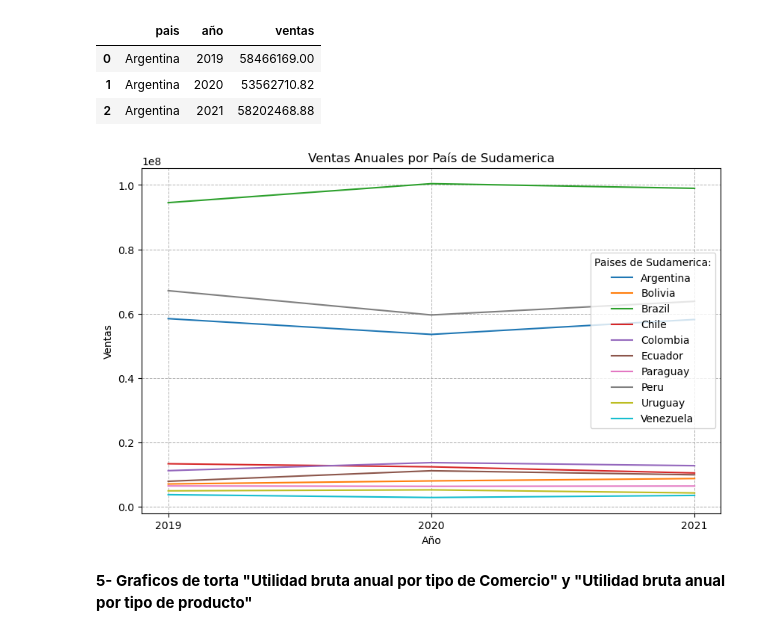
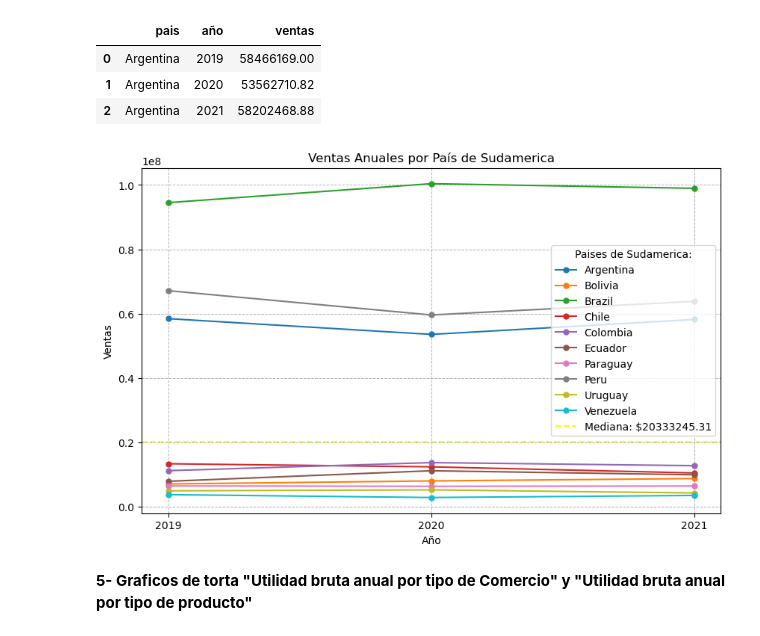
Before and after one commit to manuelpalomeque/ISPC--An-lisisDeDatos--DataBring, a Jupyter notebook: Proyecto Integrador - Analista de Datos - ISPC-Palomeque.ipynb, the cells around one changed output. Cells and saved outputs as stored; diff of their text form; code cells hidden in the pictures.

```diff
--- a/Proyecto Integrador - Analista de Datos - ISPC-Palomeque.ipynb
+++ b/Proyecto Integrador - Analista de Datos - ISPC-Palomeque.ipynb
@@ -785,6 +785,7 @@ plt.show()
 *Primero agrupo los valores con los que quiero trabajar*
 # %%
 ventasPorPais = dataframe.groupby(['pais', 'año']) ['ventas'].sum().reset_index().sort_values('año')
+mediaVentasPorPais = ventasPorPais['ventas'].mean().round(2)
 
 ventasArgentina = ventasPorPais[ventasPorPais['pais'] == 'Argentina']
 ventasBolivia = ventasPorPais[ventasPorPais['pais'] == 'Bolivia']
@@ -806,30 +807,33 @@ ventasArgentina
 # %%
 plt.figure(figsize=(10, 6))
 
-plt.plot(ventasArgentina['año'], ventasArgentina['ventas'], label='Argentina')
-plt.plot(ventasBolivia['año'], ventasBolivia['ventas'], label='Bolivia')
-plt.plot(ventasBrazil['año'], ventasBrazil['ventas'], label='Brazil')
-plt.plot(ventasChile['año'], ventasChile['ventas'], label='Chile')
-plt.plot(ventasColombia['año'], ventasColombia['ventas'], label='Colombia')
-plt.plot(ventasEcuador['año'], ventasEcuador['ventas'], label='Ecuador')
-plt.plot(ventasParaguay['año'], ventasParaguay['ventas'], label='Paraguay')
-plt.plot(ventasPeru['año'], ventasPeru['ventas'], label='Peru')
-plt.plot(ventasUruguay['año'], ventasUruguay['ventas'], label='Uruguay')
-plt.plot(ventasVenezuela['año'], ventasVenezuela['ventas'], label='Venezuela')
+plt.plot(ventasArgentina['año'], ventasArgentina['ventas'], label='Argentina', marker = 'o', ms = 5)
+plt.plot(ventasBolivia['año'], ventasBolivia['ventas'], label='Bolivia', marker = 'o', ms = 5)
+plt.plot(ventasBrazil['año'], ventasBrazil['ventas'], label='Brazil', marker = 'o', ms = 5)
+plt.plot(ventasChile['año'], ventasChile['ventas'], label='Chile', marker = 'o', ms = 5)
+plt.plot(ventasColombia['año'], ventasColombia['ventas'], label='Colombia', marker = 'o', ms = 5)
+plt.plot(ventasEcuador['año'], ventasEcuador['ventas'], label='Ecuador', marker = 'o', ms = 5)
+plt.plot(ventasParaguay['año'], ventasParaguay['ventas'], label='Paraguay', marker = 'o', ms = 5)
+plt.plot(ventasPeru['año'], ventasPeru['ventas'], label='Peru', marker = 'o', ms = 5)
+plt.plot(ventasUruguay['año'], ventasUruguay['ventas'], label='Uruguay', marker = 'o', ms = 5)
+plt.plot(ventasVenezuela['año'], ventasVenezuela['ventas'], label='Venezuela', marker = 'o', ms = 5)
+
+#Media
+plt.axhline(y=mediaVentasPorPais, color='yellow', linestyle='--', label=f'Mediana: ${mediaVentasPorPais}')
 
 # Establecer las marcas del eje x (ticks)
 plt.xticks([2019, 2020, 2021])
 
 # Etiquetas:
 plt.xlabel('Año')
 plt.ylabel('Ventas')
 plt.title('Ventas Anuales por País de Sudamerica')
 plt.grid(linestyle = '--', linewidth = 0.7)
 plt.legend(title = "Paises de Sudamerica:")
 
 plt.show()
 # %% [output]
-[figure, old version]
+[figure, new version]
 # %% [markdown]
 **5- Graficos de torta "Utilidad bruta anual por tipo de Comercio" y "Utilidad bruta anual por tipo de producto"**
 # %%
```
Also changed, not shown: parts of 2 cells of this notebook.
